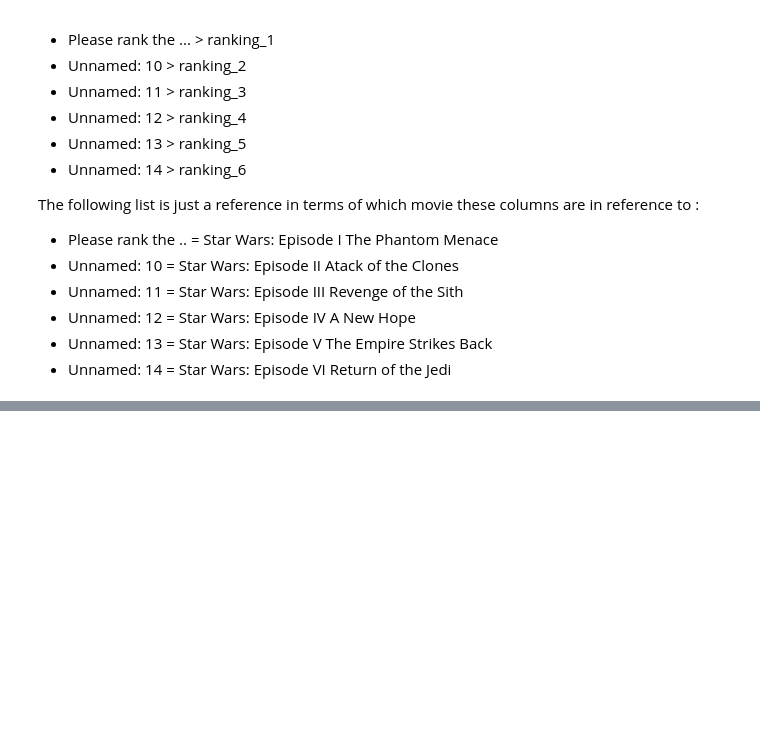
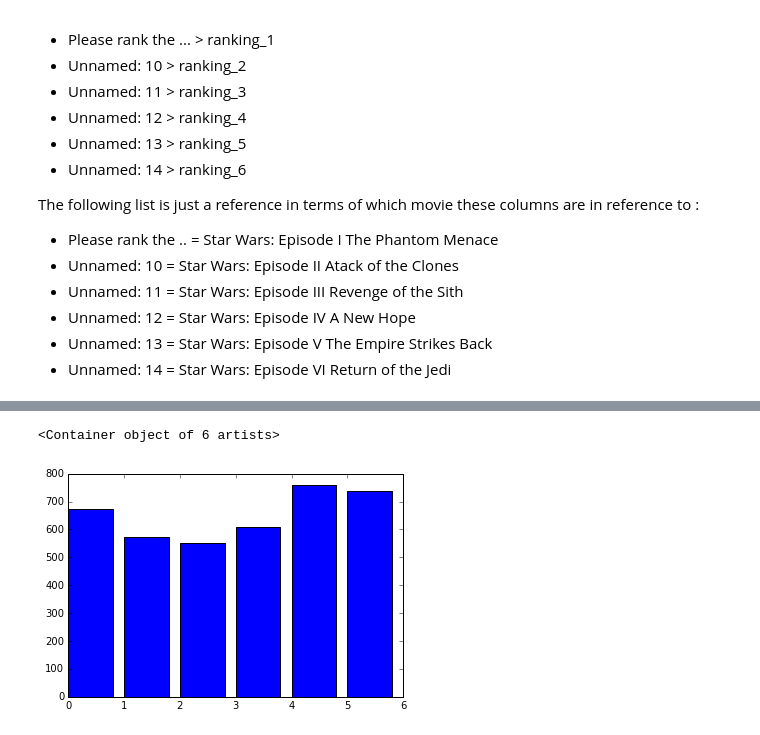
Before and after one commit to nkalpaxis/Star_Wars_Survey, a Jupyter notebook: Star_Wars_Survey.ipynb, the cells around one changed output, grey strips where cells are left out. Cells and saved outputs as stored; diff of their text form; code cells hidden in the pictures; blank space fills up the shorter version.

```diff
--- a/Star_Wars_Survey.ipynb
+++ b/Star_Wars_Survey.ipynb
@@ -229,0 +275,6 @@ Index(['RespondentID',
+# %%
+# bar plot for each seen_ column sum
+plt.bar(range(6), star_wars[star_wars.columns[3:9]].sum())
+# %% [output]
+<Container object of 6 artists>
+[figure, added]
```
Also changed, not shown: parts of 28 cells of this notebook.
